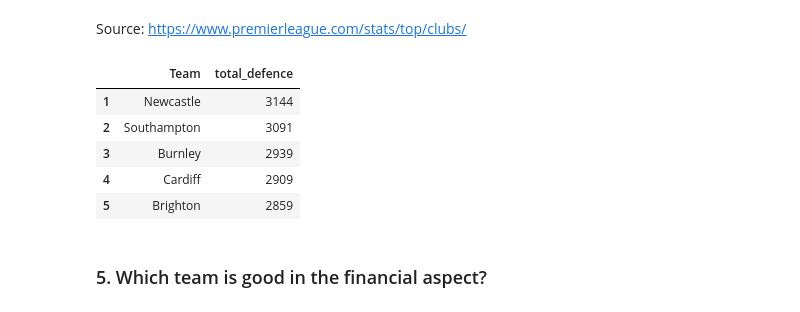
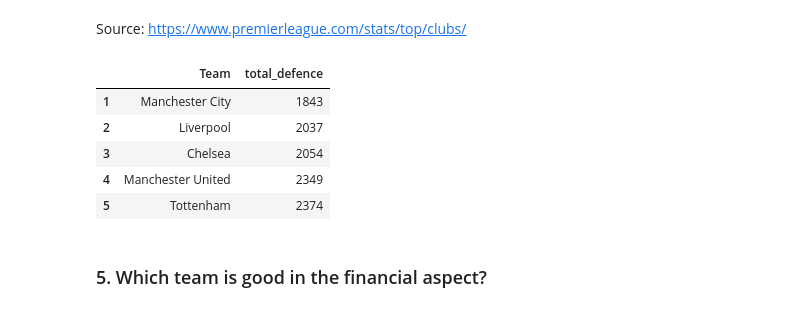
Before and after one commit to rdydewi/datafellowship, a Jupyter notebook: RetnoDewiYulianti_EDA.ipynb, the cells around one changed output. Cells and saved outputs as stored; diff of their text form; code cells hidden in the pictures.

```diff
--- a/RetnoDewiYulianti_EDA.ipynb
+++ b/RetnoDewiYulianti_EDA.ipynb
@@ -217,17 +217,17 @@ Source: https://www.premierleague.com/stats/top/clubs/
 
 epl1819['total_defence'] = epl1819['defence_saves'] + epl1819['defence_blocks'] + epl1819['defence_interceptions'] + epl1819['defence_tackles'] + epl1819['defence_tackles_last_man'] + epl1819['defence_clearances'] + epl1819['defence_clearances_headed'] + epl1819['defence_penalty_conceeded']
 # %%
-best_team_defence = epl1819[['Team', 'total_defence']].sort_values(by='total_defence', ascending=False)
+best_team_defence = epl1819[['Team', 'total_defence']].sort_values(by='total_defence', ascending=True)
 best_team_defence.index = np.arange(1, len(best_team_defence)+1)
 best_team_defence = best_team_defence.astype({"total_defence": int})
 best_team_defence.head(5)
 # %% [output]
 |  | Team | total_defence |
-| 1 | Newcastle | 3144 |
-| 2 | Southampton | 3091 |
-| 3 | Burnley | 2939 |
-| 4 | Cardiff | 2909 |
-| 5 | Brighton | 2859 |
+| 1 | Manchester City | 1843 |
+| 2 | Liverpool | 2037 |
+| 3 | Chelsea | 2054 |
+| 4 | Manchester United | 2349 |
+| 5 | Tottenham | 2374 |
 # %% [markdown]
 ### 5.	Which team is good in the financial aspect?
 # %%
```
